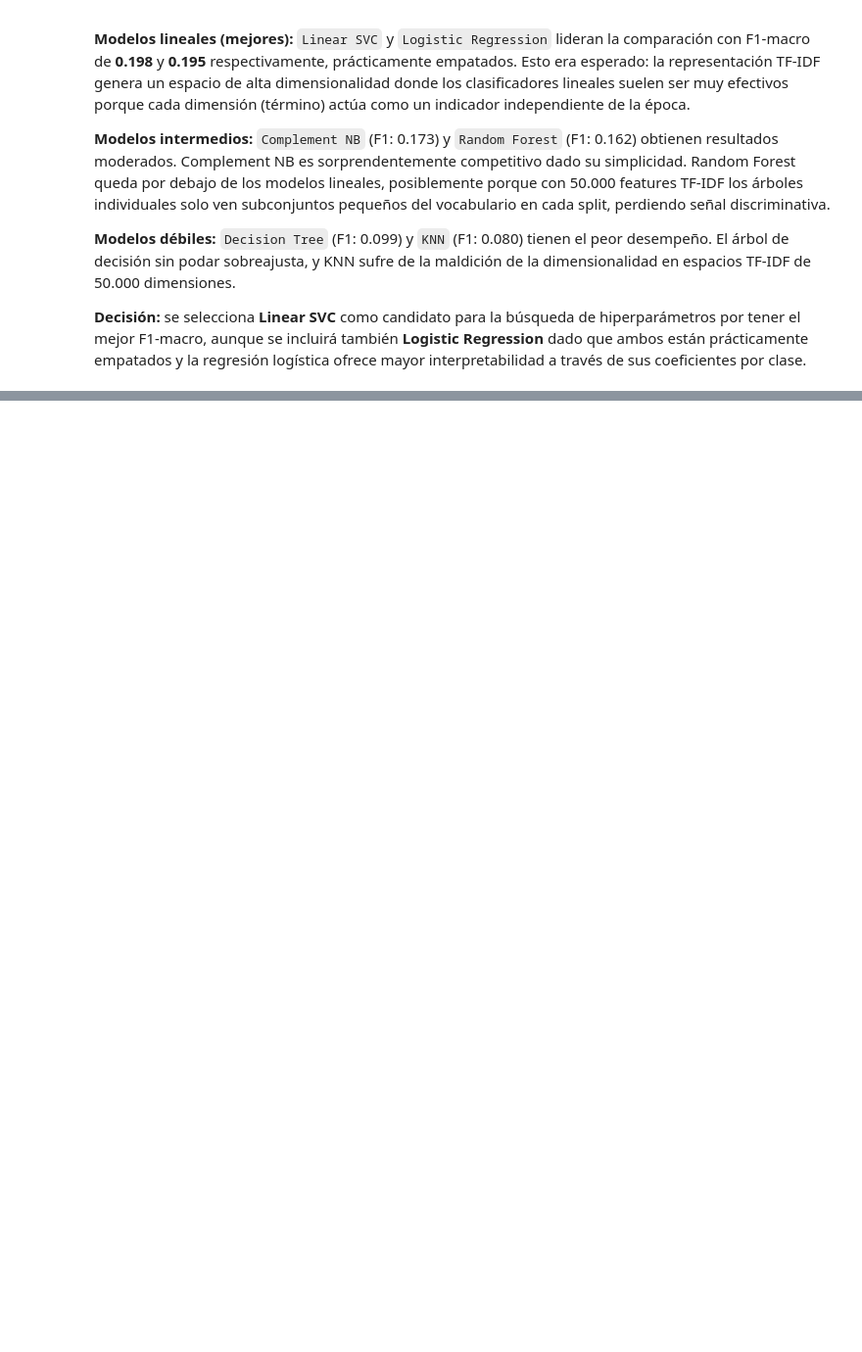
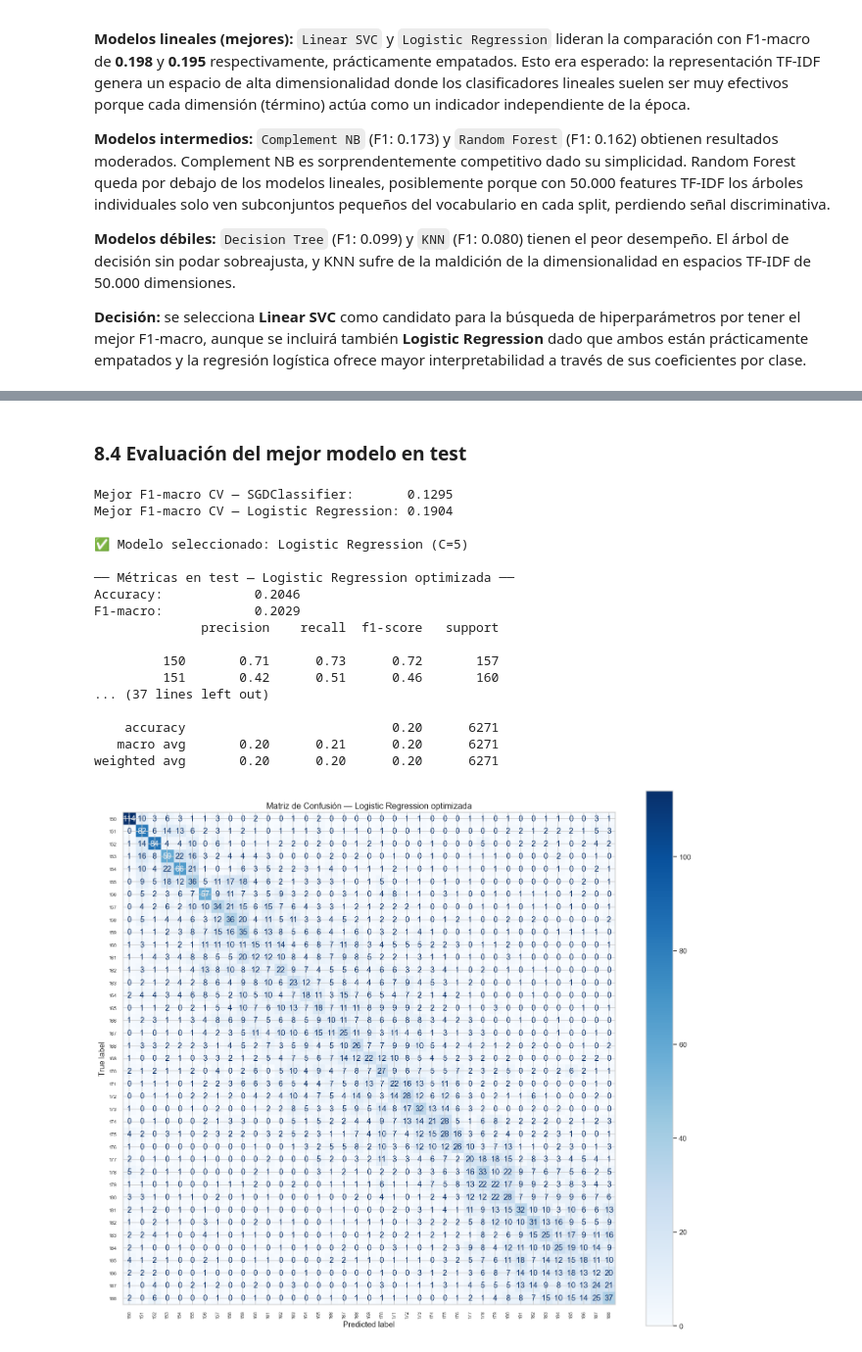
Before and after one commit to jcamilc17/Proyecto_1-ML, a Jupyter notebook: Proyecto1.ipynb, the cells around one changed output, grey strips where cells are left out. Shown at 98% size. Drawn from its saved outputs; the diff is of its cells as text; code cells hidden in the pictures; blank space fills up the shorter version.

Commit message:
🔥 Agregacion de Busqueda de Hiperparámetros

```diff
--- a/Proyecto1.ipynb
+++ b/Proyecto1.ipynb
@@ -891,0 +904,7 @@ Los resultados muestran una separación clara entre tres grupos de modelos:
+# %%
+# ─────────────────────────────────────────────
+# 8. BÚSQUEDA DE HIPERPARÁMETROS
+# ─────────────────────────────────────────────
+from sklearn.linear_model import SGDClassifier
+
+cv = StratifiedKFold(n_splits=3, shuffle=True, random_state=1)
@@ -891,0 +1069,70 @@ Los resultados muestran una separación clara entre tres grupos de modelos:
+# %% [markdown]
+### 8.4 Evaluación del mejor modelo en test
+# %%
+# ── 8.4 Selección y evaluación final ──
+# Corregir warning: quitar multi_class del pipeline final
+best_model_final = Pipeline([
+    ('preprocessor', ColumnTransformer(transformers=[
+        ('tfidf', TfidfVectorizer(
+            lowercase=True,
+            ngram_range=(1, 2),
+            sublinear_tf=True,
+            max_features=10000
+        ), 'text_clean'),
+        ('num', StandardScaler(), numeric_features)
+    ])),
+    ('clf', LogisticRegression(
+        C=5,
+        random_state=1,
+        solver='lbfgs',
+        max_iter=300,
+        tol=1e-3,
+        n_jobs=-1
+    ))
+])
+
+best_model_final.fit(X_train, y_train)
+
+print(f"Mejor F1-macro CV — SGDClassifier:       {gs_sgd.best_score_:.4f}")
+print(f"Mejor F1-macro CV — Logistic Regression: {gs_lr.best_score_:.4f}")
+print(f"\n✅ Modelo seleccionado: Logistic Regression (C=5)")
+
+y_pred_best = best_model_final.predict(X_test)
+acc_best    = accuracy_score(y_test, y_pred_best)
+f1_best     = f1_score(y_test, y_pred_best, average='macro')
+
+print(f"\n── Métricas en test — Logistic Regression optimizada ──")
+print(f"{'Accuracy:':<20} {acc_best:.4f}")
+print(f"{'F1-macro:':<20} {f1_best:.4f}")
+print(classification_report(y_test, y_pred_best))
+
+# Matriz de confusión
+fig, ax = plt.subplots(figsize=(14, 12))
+ConfusionMatrixDisplay.from_predictions(
+    y_test, y_pred_best,
+    ax=ax, colorbar=True, cmap='Blues'
+)
+ax.set_title('Matriz de Confusión — Logistic Regression optimizada', fontsize=13)
+plt.xticks(rotation=90, fontsize=7)
+plt.yticks(fontsize=7)
+plt.tight_layout()
+plt.show()
+# %% [output]
+Mejor F1-macro CV — SGDClassifier:       0.1295
+Mejor F1-macro CV — Logistic Regression: 0.1904
+
+✅ Modelo seleccionado: Logistic Regression (C=5)
+
+── Métricas en test — Logistic Regression optimizada ──
+Accuracy:            0.2046
+F1-macro:            0.2029
+              precision    recall  f1-score   support
+
+         150       0.71      0.73      0.72       157
+         151       0.42      0.51      0.46       160
+... (37 lines left out)
+
+    accuracy                           0.20      6271
+   macro avg       0.20      0.21      0.20      6271
+weighted avg       0.20      0.20      0.20      6271
+[figure, added]
```
Also changed, not shown: parts of 11 cells of this notebook.
